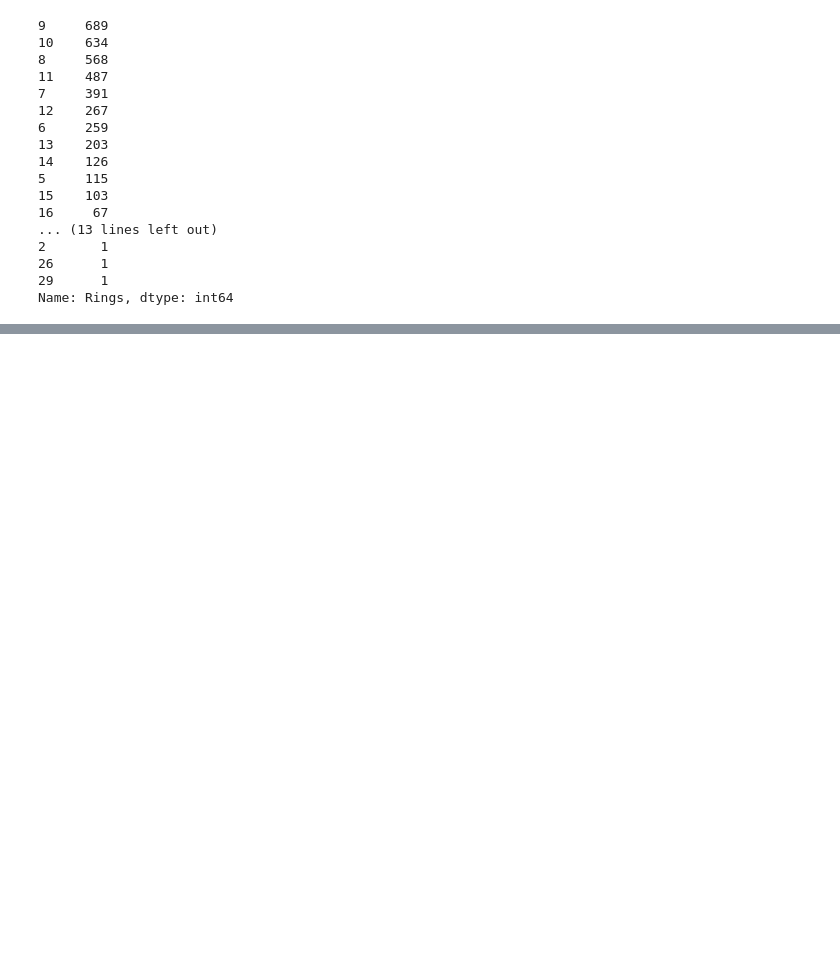
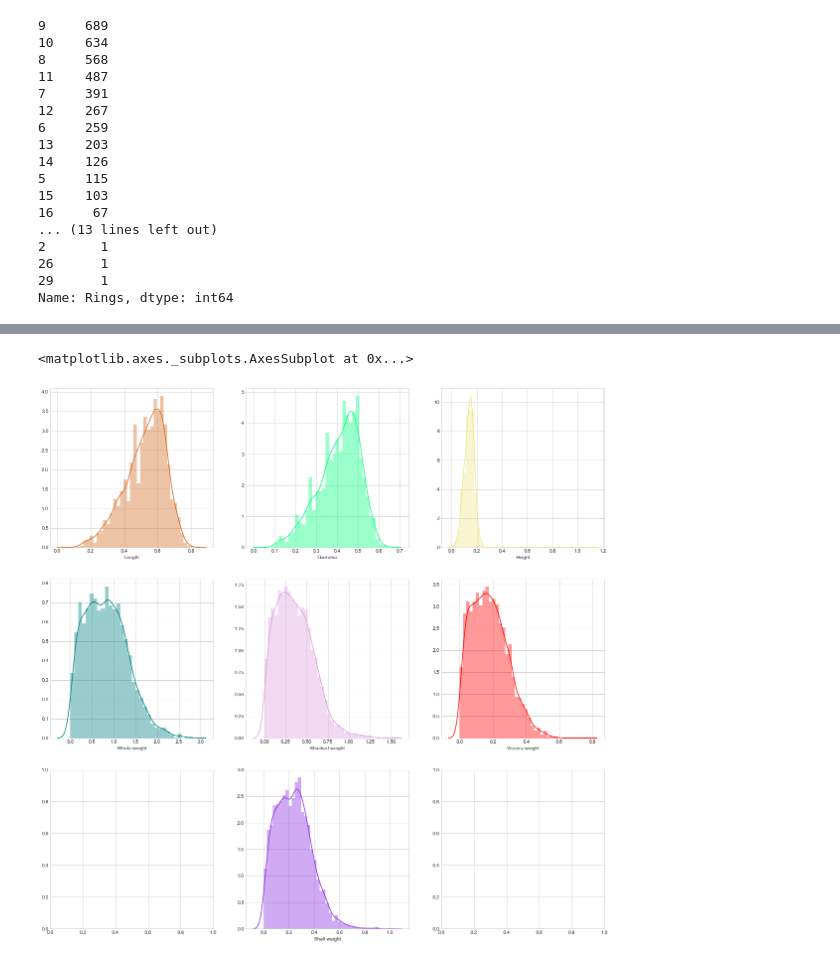
Before and after one commit to sarosam22/Machine-Learning-Python, a Jupyter notebook: Abalone/abalone.ipynb, the cells around one changed output, grey strips where cells are left out. Cells and saved outputs as stored; diff of their text form; code cells hidden in the pictures; blank space fills up the shorter version.

```diff
--- a/Abalone/abalone.ipynb
+++ b/Abalone/abalone.ipynb
@@ -106,0 +123,12 @@ Name: Rings, dtype: int64
+# %%
+fig, axes = plt.subplots(3,3, figsize=(20,20))
+sns.distplot(df['Length'], ax=axes[0][0], color='chocolate')
+sns.distplot(df['Diameter'], ax=axes[0][1], color='springgreen')
+sns.distplot(df['Height'], ax=axes[0][2], color='khaki')
+sns.distplot(df['Whole weight'], ax=axes[1][0], color='teal')
+sns.distplot(df['Shucked weight'], ax=axes[1][1], color='plum')
+sns.distplot(df['Viscera weight'], ax=axes[1][2], color='r')
+sns.distplot(df['Shell weight'], ax=axes[2][1], color='blueviolet')
+# %% [output]
+<matplotlib.axes._subplots.AxesSubplot at 0x...>
+[figure, added]
```
Also changed, not shown: parts of 3 cells of this notebook.
